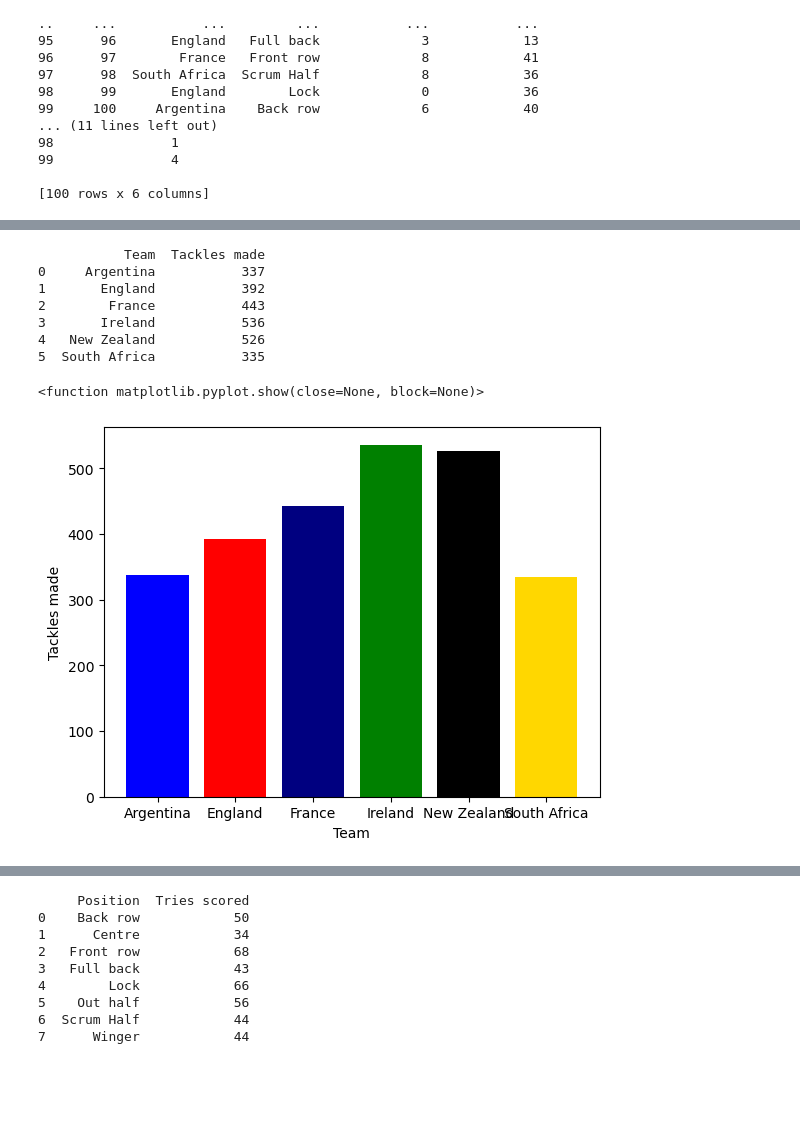
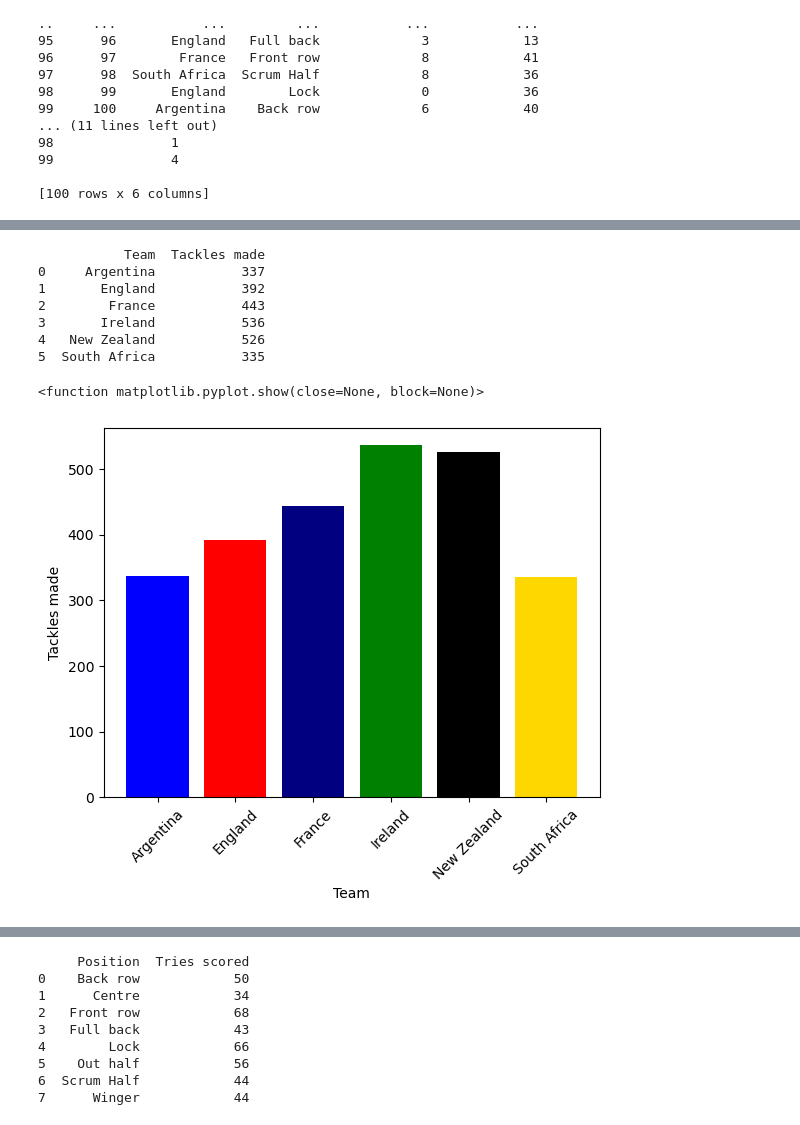
Before and after one commit to horgano/PfDA-Project-1, a Jupyter notebook: PfDA Project1.ipynb, the cells around one changed output, grey strips where cells are left out. Saved outputs shown, nothing was run; the diff lists cells and outputs as text; code cells hidden in the pictures; blank space fills up the shorter version.

```diff
--- a/PfDA Project1.ipynb
+++ b/PfDA Project1.ipynb
@@ -27,7 +27,7 @@ tackles_missed = np.random.randint(0, 20, size = number_of_players)
 #print (tries_scored)
 #print (tackles_made)
 # %%
-rugby_data = pd.DataFrame({
+df = pd.DataFrame({
     'Player' : player_ids,
     'Team' : team_names,
     'Position' : positions,
@@ -75,18 +83,19 @@ plt.show
 # %%
-team_trys = rugby_data.groupby('Team')['Tackles made'].sum().reset_index()
+team_trys = df.groupby('Team')['Tackles made'].sum().reset_index()
 print(team_trys)
 plt.bar(team_trys['Team'], team_trys['Tackles made'], color =('blue', 'red', 'navy', 'green', 'black', 'gold'))
 plt.xlabel('Team')
 plt.ylabel('Tackles made')
+plt.xticks(rotation=45)
 plt.show
 # %% [output]
            Team  Tackles made
 0     Argentina           337
 1       England           392
 2        France           443
 3       Ireland           536
 4   New Zealand           526
 5  South Africa           335
 <function matplotlib.pyplot.show(close=None, block=None)>
-[figure, old version]
+[figure, new version]
 # %%
```
Also changed, not shown: parts of 18 cells of this notebook.
